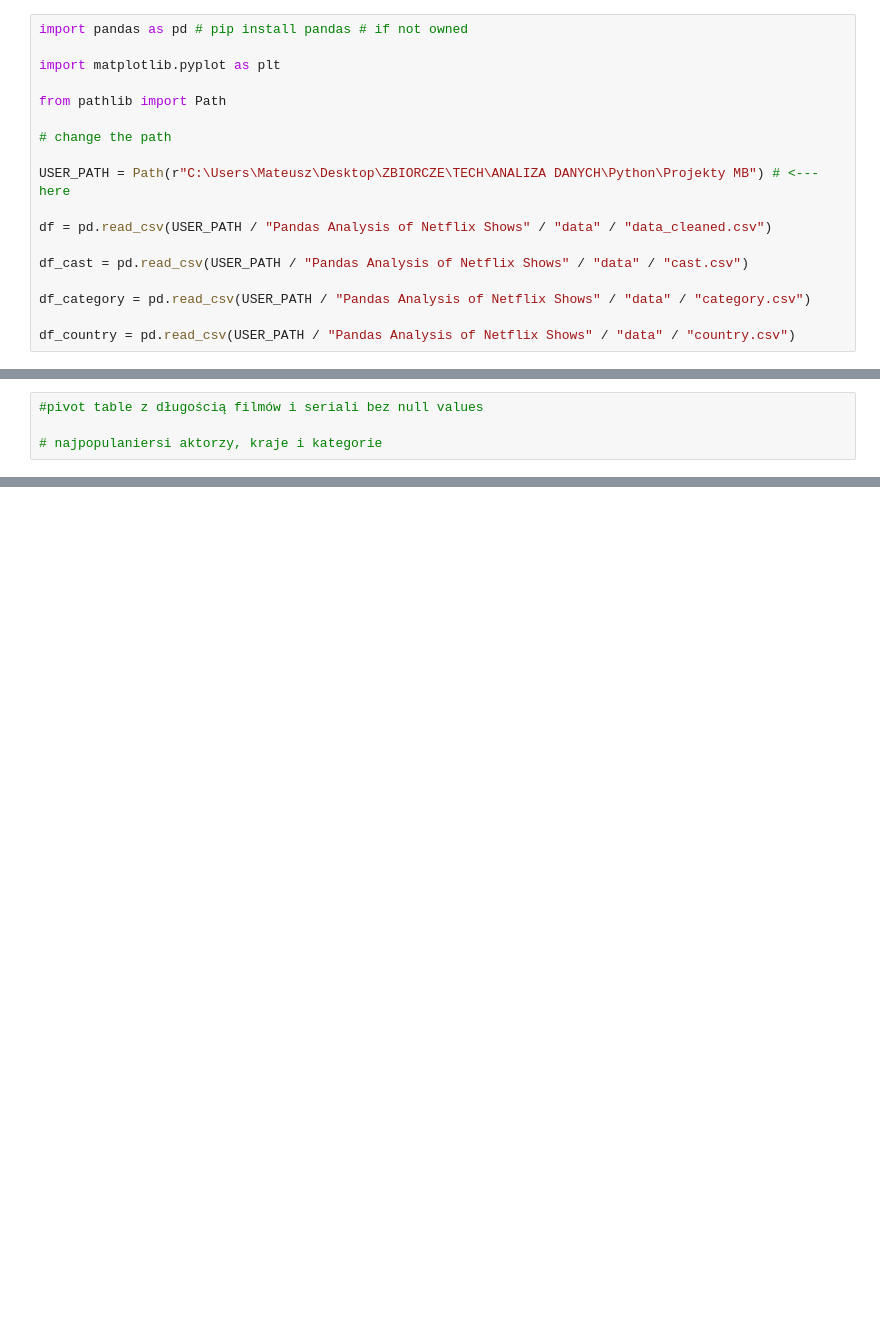
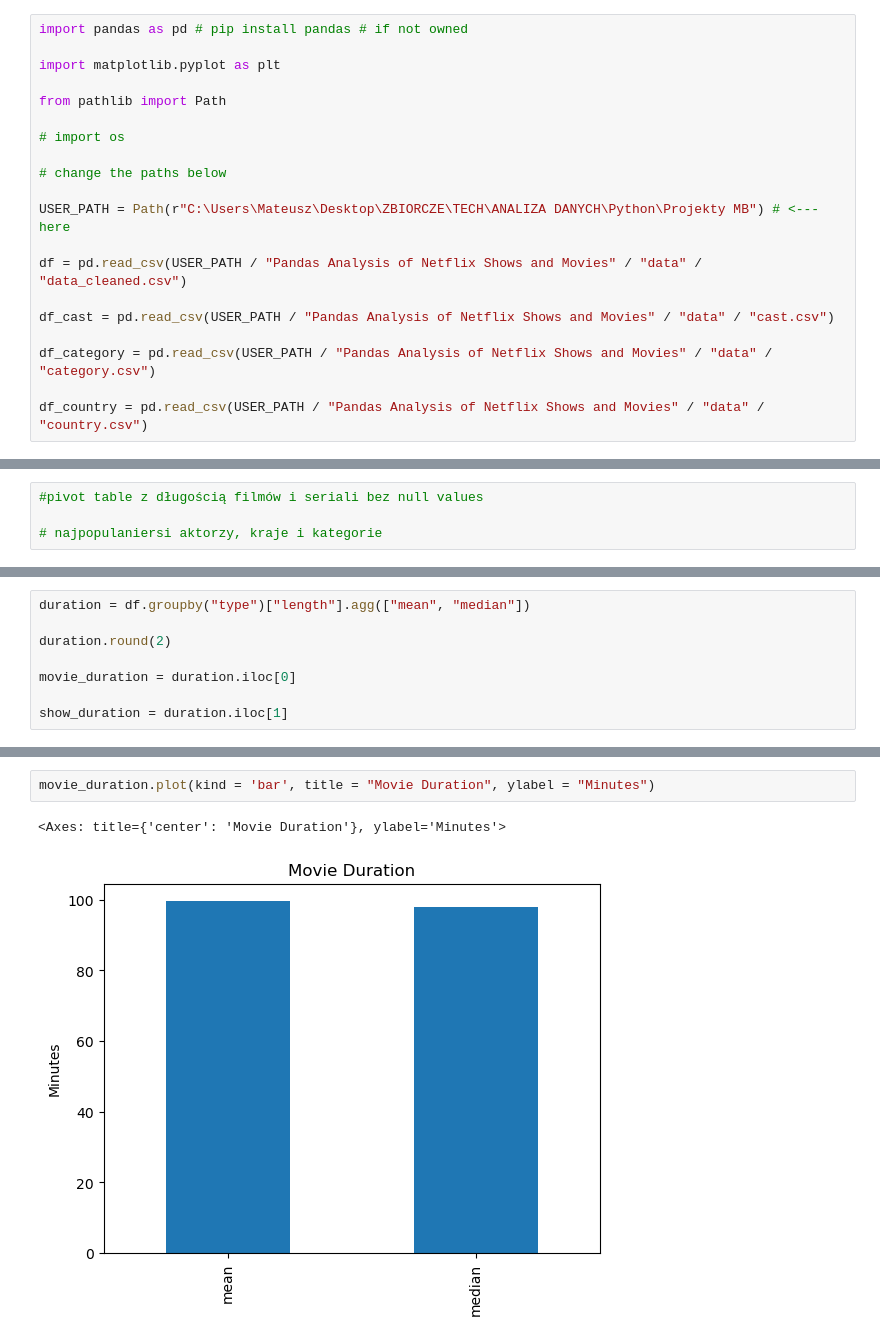
Before and after one commit to matbochenek42/Pandas-Analysis-of-Netflix-Shows, a Jupyter notebook: python_files/1_example.ipynb, the cells around one changed output, grey strips where cells are left out. Cells and saved outputs as stored; diff of their text form; blank space fills up the shorter version.

```diff
--- a/python_files/1_example.ipynb
+++ b/python_files/1_example.ipynb
@@ -7,14 +7,16 @@ import matplotlib.pyplot as plt
 
 from pathlib import Path
 
-# change the path
+# import os
+
+# change the paths below
 
 USER_PATH = Path(r"C:\Users\Mateusz\Desktop\ZBIORCZE\TECH\ANALIZA DANYCH\Python\Projekty MB") # <--- here
 
-df = pd.read_csv(USER_PATH / "Pandas Analysis of Netflix Shows" / "data" / "data_cleaned.csv")
+df = pd.read_csv(USER_PATH / "Pandas Analysis of Netflix Shows and Movies" / "data" / "data_cleaned.csv")
 
-df_cast = pd.read_csv(USER_PATH / "Pandas Analysis of Netflix Shows" / "data" / "cast.csv")
+df_cast = pd.read_csv(USER_PATH / "Pandas Analysis of Netflix Shows and Movies" / "data" / "cast.csv")
 
-df_category = pd.read_csv(USER_PATH / "Pandas Analysis of Netflix Shows" / "data" / "category.csv")
+df_category = pd.read_csv(USER_PATH / "Pandas Analysis of Netflix Shows and Movies" / "data" / "category.csv")
 
-df_country = pd.read_csv(USER_PATH / "Pandas Analysis of Netflix Shows" / "data" / "country.csv")
+df_country = pd.read_csv(USER_PATH / "Pandas Analysis of Netflix Shows and Movies" / "data" / "country.csv")
@@ -77,0 +177,8 @@ dr.plot(kind = 'bar')
+# %%
+duration = df.groupby("type")["length"].agg(["mean", "median"])
+
+duration.round(2)
+
+movie_duration = duration.iloc[0]
+
+show_duration = duration.iloc[1]
@@ -77,0 +192,5 @@ dr.plot(kind = 'bar')
+# %%
+movie_duration.plot(kind = 'bar', title = "Movie Duration", ylabel = "Minutes")
+# %% [output]
+<Axes: title={'center': 'Movie Duration'}, ylabel='Minutes'>
+[figure, added]
```
Also changed, not shown: parts of 25 cells of this notebook, 5 other files.
